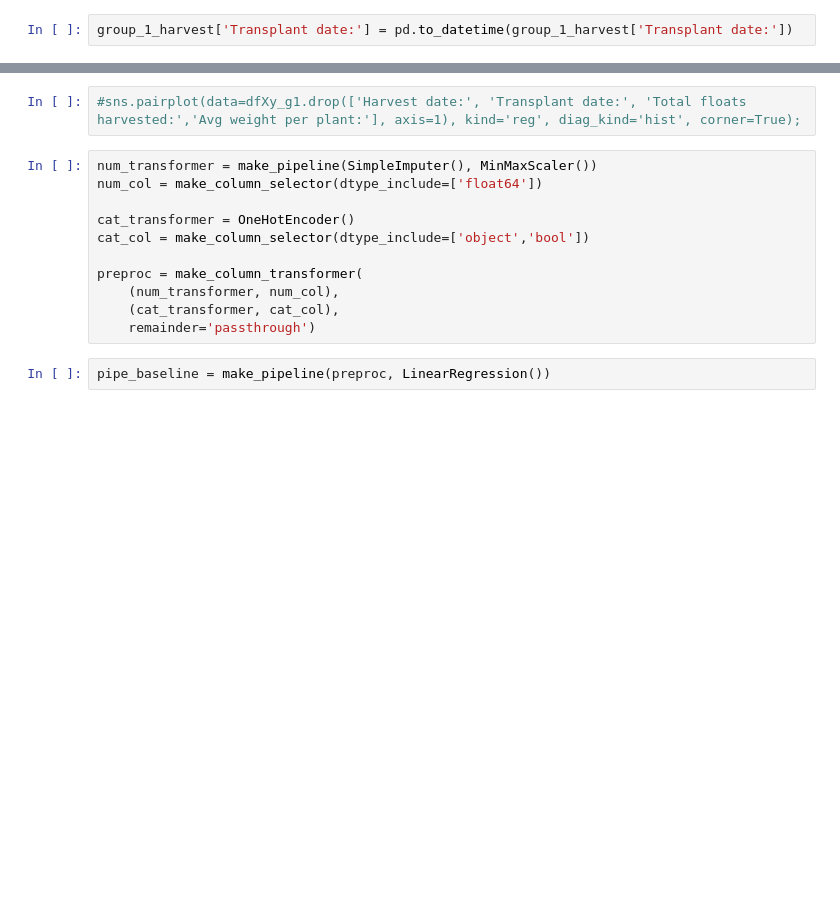
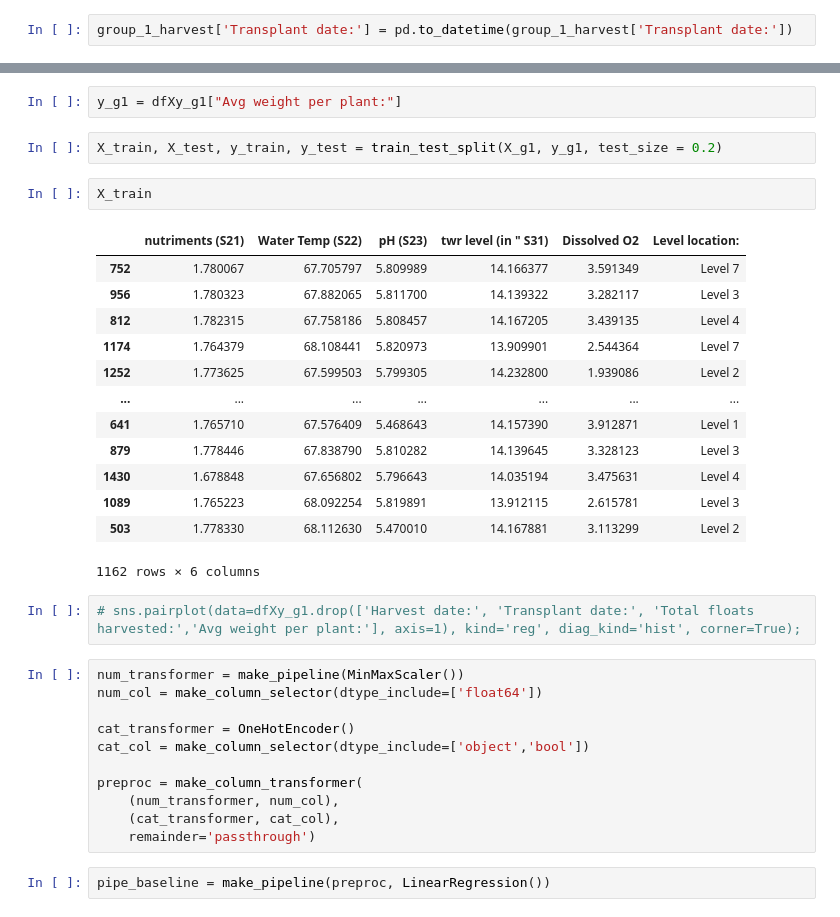
Before and after one commit to williamjwall/Aqua_verti_data, a Jupyter notebook: notebooks/EDA_farming.ipynb, the cells around one changed output, grey strips where cells are left out. Drawn from its saved outputs; the diff is of its cells as text; blank space fills up the shorter version.

```diff
--- a/notebooks/EDA_farming.ipynb
+++ b/notebooks/EDA_farming.ipynb
@@ -309,7 +258,27 @@ X_train, X_test, y_train, y_test = train_test_split(X_g1, y_g1, test_size = 0.2)
+# %%
+y_g1 = dfXy_g1["Avg weight per plant:"]
+# %%
+X_train, X_test, y_train, y_test = train_test_split(X_g1, y_g1, test_size = 0.2)
+# %%
+X_train
+# %% [output]
+|  | nutriments (S21) | Water Temp (S22) | pH (S23) | twr level (in " S31) | Dissolved O2 | Level location: |
+| 752 | 1.780067 | 67.705797 | 5.809989 | 14.166377 | 3.591349 | Level 7 |
+| 956 | 1.780323 | 67.882065 | 5.811700 | 14.139322 | 3.282117 | Level 3 |
+| 812 | 1.782315 | 67.758186 | 5.808457 | 14.167205 | 3.439135 | Level 4 |
+| 1174 | 1.764379 | 68.108441 | 5.820973 | 13.909901 | 2.544364 | Level 7 |
+| 1252 | 1.773625 | 67.599503 | 5.799305 | 14.232800 | 1.939086 | Level 2 |
+| ... | ... | ... | ... | ... | ... | ... |
+| 641 | 1.765710 | 67.576409 | 5.468643 | 14.157390 | 3.912871 | Level 1 |
+| 879 | 1.778446 | 67.838790 | 5.810282 | 14.139645 | 3.328123 | Level 3 |
+| 1430 | 1.678848 | 67.656802 | 5.796643 | 14.035194 | 3.475631 | Level 4 |
+| 1089 | 1.765223 | 68.092254 | 5.819891 | 13.912115 | 2.615781 | Level 3 |
+| 503 | 1.778330 | 68.112630 | 5.470010 | 14.167881 | 3.113299 | Level 2 |
+1162 rows × 6 columns
 # %%
-#sns.pairplot(data=dfXy_g1.drop(['Harvest date:', 'Transplant date:', 'Total floats harvested:','Avg weight per plant:'], axis=1), kind='reg', diag_kind='hist', corner=True);
+# sns.pairplot(data=dfXy_g1.drop(['Harvest date:', 'Transplant date:', 'Total floats harvested:','Avg weight per plant:'], axis=1), kind='reg', diag_kind='hist', corner=True);
 # %%
-num_transformer = make_pipeline(SimpleImputer(), MinMaxScaler())
+num_transformer = make_pipeline(MinMaxScaler())
 num_col = make_column_selector(dtype_include=['float64'])
 
 cat_transformer = OneHotEncoder()
```
Also changed, not shown: parts of 60 cells of this notebook, 1 other file.
